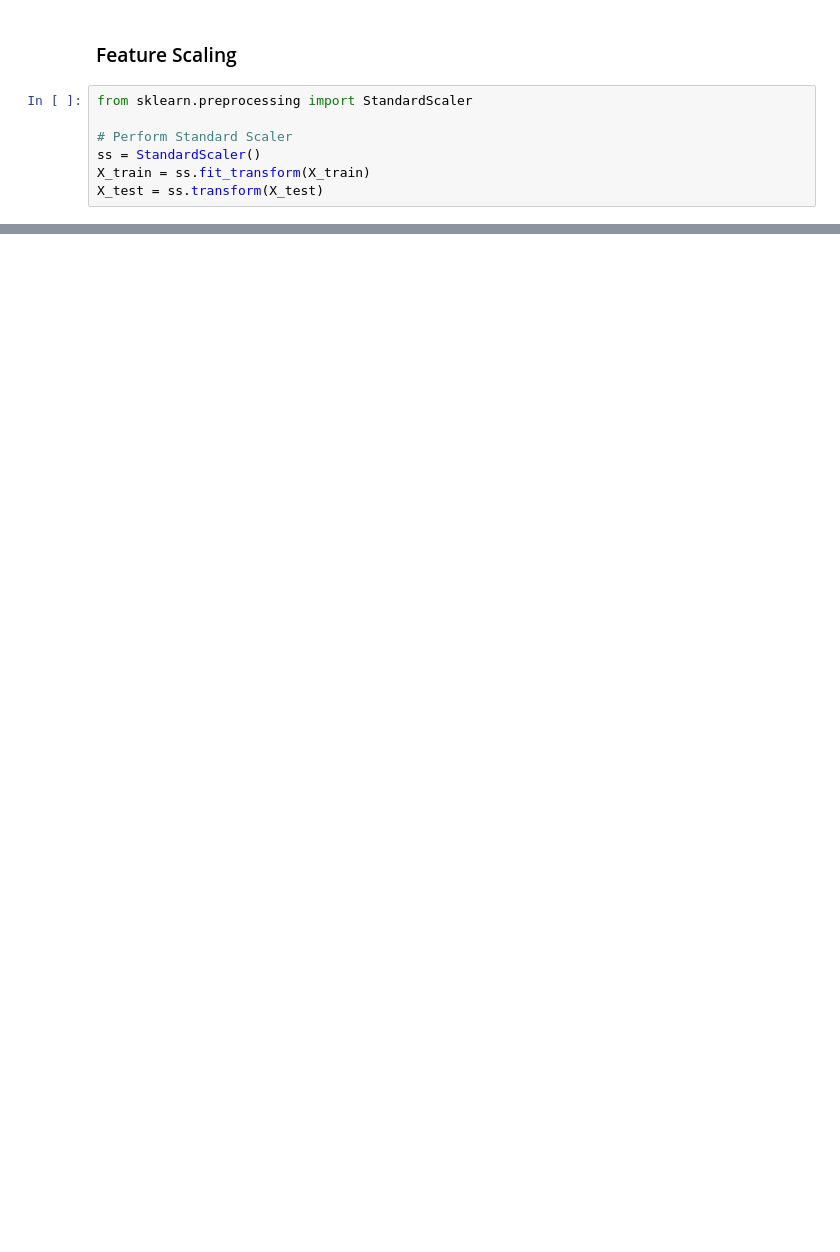
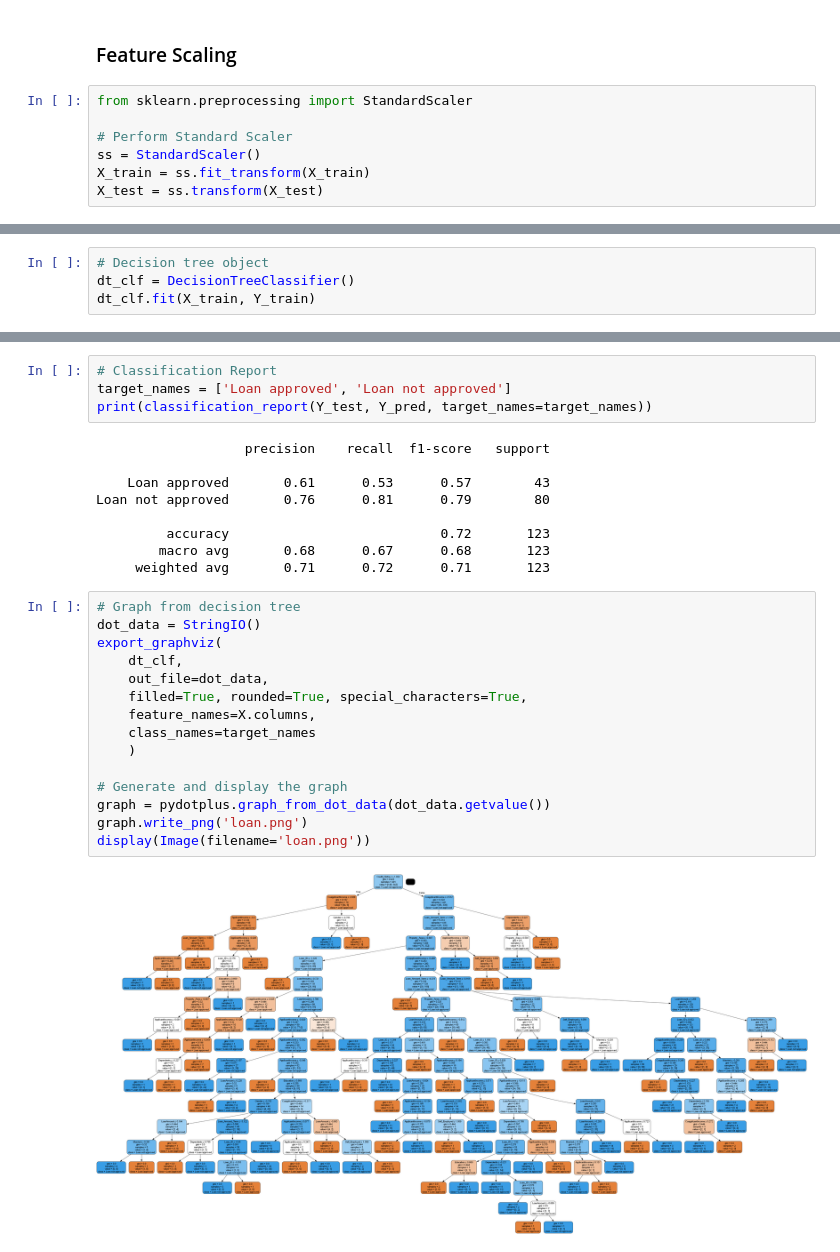
Before and after one commit to mjteran/loan_approval_ML, a Jupyter notebook: loan_approval_ML.ipynb, the cells around one changed output, grey strips where cells are left out. Saved outputs shown, nothing was run; the diff lists cells and outputs as text; blank space fills up the shorter version.

Commit message:
Add Decision Tree alg

```diff
--- a/loan_approval_ML.ipynb
+++ b/loan_approval_ML.ipynb
@@ -212,0 +217,4 @@ plt.show()
+# %%
+# Decision tree object
+dt_clf = DecisionTreeClassifier()
+dt_clf.fit(X_train, Y_train)
@@ -212,0 +242,30 @@ plt.show()
+# %%
+# Classification Report
+target_names = ['Loan approved', 'Loan not approved']
+print(classification_report(Y_test, Y_pred, target_names=target_names))
+# %% [output]
+                   precision    recall  f1-score   support
+
+    Loan approved       0.61      0.53      0.57        43
+Loan not approved       0.76      0.81      0.79        80
+
+         accuracy                           0.72       123
+        macro avg       0.68      0.67      0.68       123
+     weighted avg       0.71      0.72      0.71       123
+# %%
+# Graph from decision tree
+dot_data = StringIO()
+export_graphviz(
+    dt_clf,
+    out_file=dot_data,
+    filled=True, rounded=True, special_characters=True,
+    feature_names=X.columns,
+    class_names=target_names
+    )
+
+# Generate and display the graph
+graph = pydotplus.graph_from_dot_data(dot_data.getvalue())
+graph.write_png('loan.png')
+display(Image(filename='loan.png'))
+# %% [output]
+[figure, added]
```
Also changed, not shown: parts of 8 cells of this notebook.
